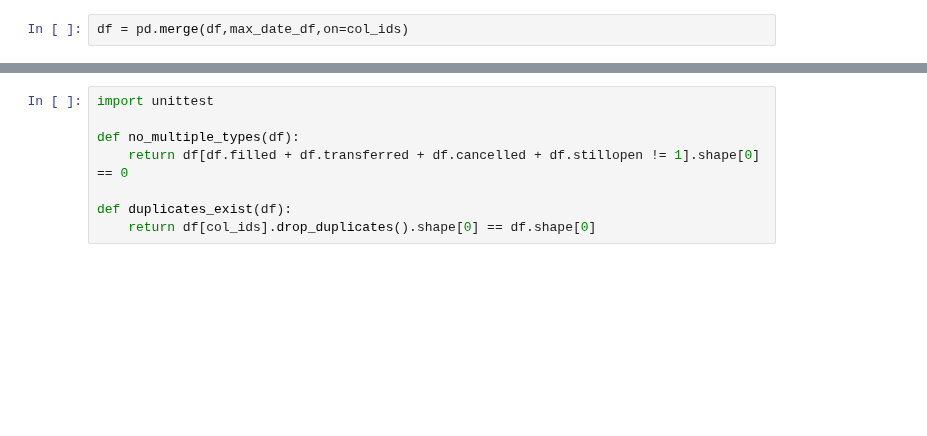
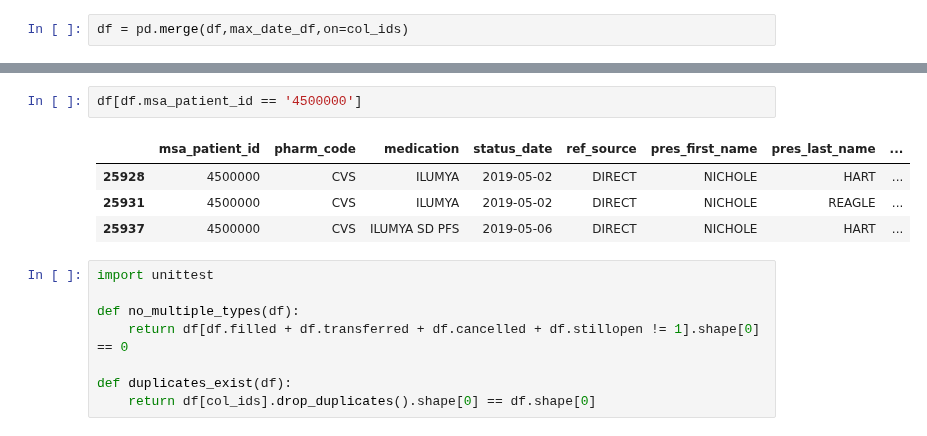
Before and after one commit to RyanAdalbert/s3parq, a Jupyter notebook: transforms/fill_rate_schema.ipynb, the cells around one changed output, grey strips where cells are left out. Saved outputs shown, nothing was run; the diff lists cells and outputs as text; blank space fills up the shorter version.

```diff
--- a/transforms/fill_rate_schema.ipynb
+++ b/transforms/fill_rate_schema.ipynb
@@ -264,3 +256,10 @@ print(vc_df[vc_df.msa_patient_id > 1].shape[0])
+# %%
+df[df.msa_patient_id == '4500000']
+# %% [output]
+|  | msa_patient_id | pharm_code | medication | status_date | ref_source | pres_first_name | pres_last_name | ... |
+| 25928 | 4500000 | CVS | ILUMYA | 2019-05-02 | DIRECT | NICHOLE | HART | ... |
+| 25931 | 4500000 | CVS | ILUMYA | 2019-05-02 | DIRECT | NICHOLE | REAGLE | ... |
+| 25937 | 4500000 | CVS | ILUMYA SD PFS | 2019-05-06 | DIRECT | NICHOLE | HART | ... |
 # %%
 import unittest
 
```
Also changed, not shown: parts of 13 cells of this notebook.
